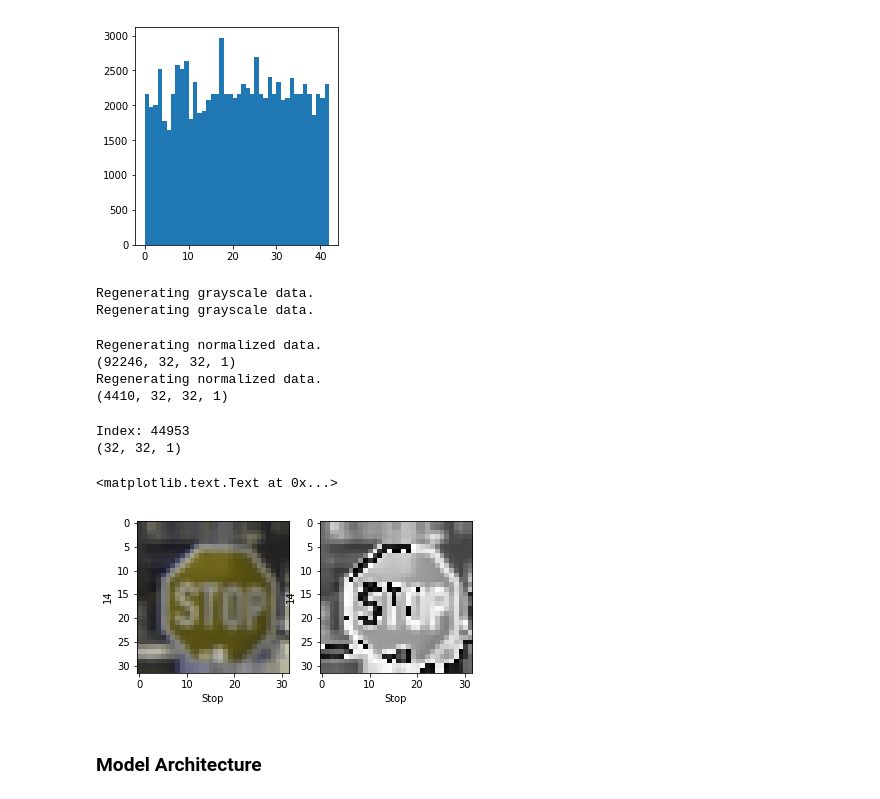
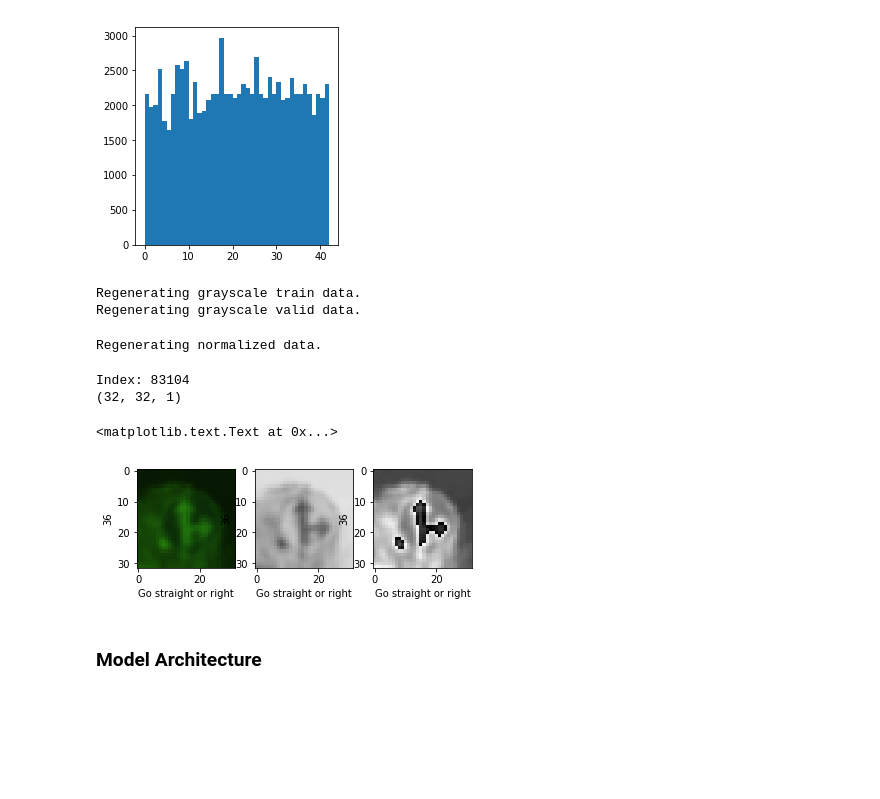
Before and after one commit to dincamihai/CarND-Traffic-Sign-Classifier-Project, a Jupyter notebook: Traffic_Sign_Classifier.ipynb, the cells around one changed output. Saved outputs shown, nothing was run; the diff lists cells and outputs as text; code cells hidden in the pictures; blank space fills up the shorter version.

```diff
--- a/Traffic_Sign_Classifier.ipynb
+++ b/Traffic_Sign_Classifier.ipynb
@@ -293,22 +331,11 @@ _ = plt.hist(y_train_aug, bins=sorted(set(y_train_aug)))
 X_train_gray = np.empty([0, 32, 32, 1])
 X_valid_gray = np.empty([0, 32, 32, 1])
 
-def apply_gray(dataset):
-    dataset_gray = np.empty([0, 32, 32, 1])
-
-    print("Regenerating grayscale data.")
-    gray_filter = np.dstack([0.2126, 0.7152, 0.0722])
-    batch_size = 3000
-    for offset in range(0, len(dataset), batch_size):
-        batch = dataset[offset:offset+batch_size]
-        dataset_gray = np.concatenate(
-            (dataset_gray, np.sum(batch * gray_filter, axis=-1, keepdims=True)),
-            axis=0
-        )
-    return dataset_gray
 
 REGENERATE = True
 if REGENERATE:
+    print("Regenerating grayscale train data.")
+
     X_train_gray = apply_gray(X_train_aug)
     save_data(X_train_gray, None, './data/train_gray.p')
 else:
@@ -318,8 +345,10 @@ else:
     except:
         raise Exception("Unable to load data. Set REGENERATE=True and run again.")
 
+
 REGENERATE = True
 if REGENERATE:
+    print("Regenerating grayscale valid data.")
     X_valid_gray = apply_gray(X_valid)
     save_data(X_valid_gray, None, './data/valid_gray.p')
 else:
@@ -329,29 +358,16 @@ else:
     except:
         raise Exception("Unable to load data. Set REGENERATE=True and run again.")
 # %% [output]
-Regenerating grayscale data.
-Regenerating grayscale data.
+Regenerating grayscale train data.
+Regenerating grayscale valid data.
 # %%
 REGENERATE = True
 
 X_train_norm = np.empty([0, 32, 32, 1])
 X_valid_norm = np.empty([0, 32, 32, 1])
 
-def normalize(dataset):
-    dataset_out = np.empty([0, 32, 32, 1])
-
+if REGENERATE:
     print("Regenerating normalized data.")
-    batch_size = 3000
-    for offset in range(0, len(dataset), batch_size):
-        batch = dataset[offset:offset+batch_size]
-        dataset_out = np.concatenate(
-            (dataset_out, (batch - 128)/128),
-            axis=0
-        )
-    print(dataset_out.shape)
-    return dataset_out
-
-if REGENERATE:
     X_train_norm = normalize(X_train_gray)
     X_valid_norm = normalize(X_valid_gray)
     save_data(X_train_norm, None, './data/train_norm.p')
@@ -365,37 +381,33 @@ else:
         raise Exception("Unable to load data. Set REGENERATE=True and run again.")
 # %% [output]
 Regenerating normalized data.
-(92246, 32, 32, 1)
-Regenerating normalized data.
-(4410, 32, 32, 1)
 # %%
 f = plt.figure()
 
 idx = np.random.randint(0, len(X_train_norm))
 print("Index: %s" % idx)
 print(X_train_norm[idx].shape)
-data = np.dstack(3*[X_train_norm[idx]])
-plt.subplot()
+
+plt.subplot(131)
+plt.imshow(X_train_aug[idx])
+plt.xlabel(classes[str(y_train_aug[idx])])
+plt.ylabel(y_train_aug[idx])
+
+data = np.dstack(3*[X_train_gray[idx]])
+plt.subplot(132)
 plt.imshow(data)
 plt.xlabel(classes[str(y_train_aug[idx])])
 plt.ylabel(y_train_aug[idx])
 
-gs = gridspec.GridSpec(1, 2, width_ratios=[1, 1], height_ratios=[1])
-
-plt.subplot(gs[0])
-plt.imshow(X_train_aug[idx])
+plt.subplot(133)
+plt.imshow(np.dstack(3*[X_train_norm[idx]]), cmap='gray')
 plt.xlabel(classes[str(y_train_aug[idx])])
 plt.ylabel(y_train_aug[idx])
-
-plt.subplot(gs[1])
-plt.imshow(data, cmap='gray')
-plt.xlabel(classes[str(y_train_aug[idx])])
-plt.ylabel(y_train_aug[idx])
 # %% [output]
-Index: 44953
+Index: 83104
 (32, 32, 1)
 <matplotlib.text.Text at 0x...>
-[figure, old version]
+[figure, new version]
 # %% [markdown]
 ### Model Architecture
 # %%
```
Also changed, not shown: parts of 11 cells of this notebook, 12 other files.
